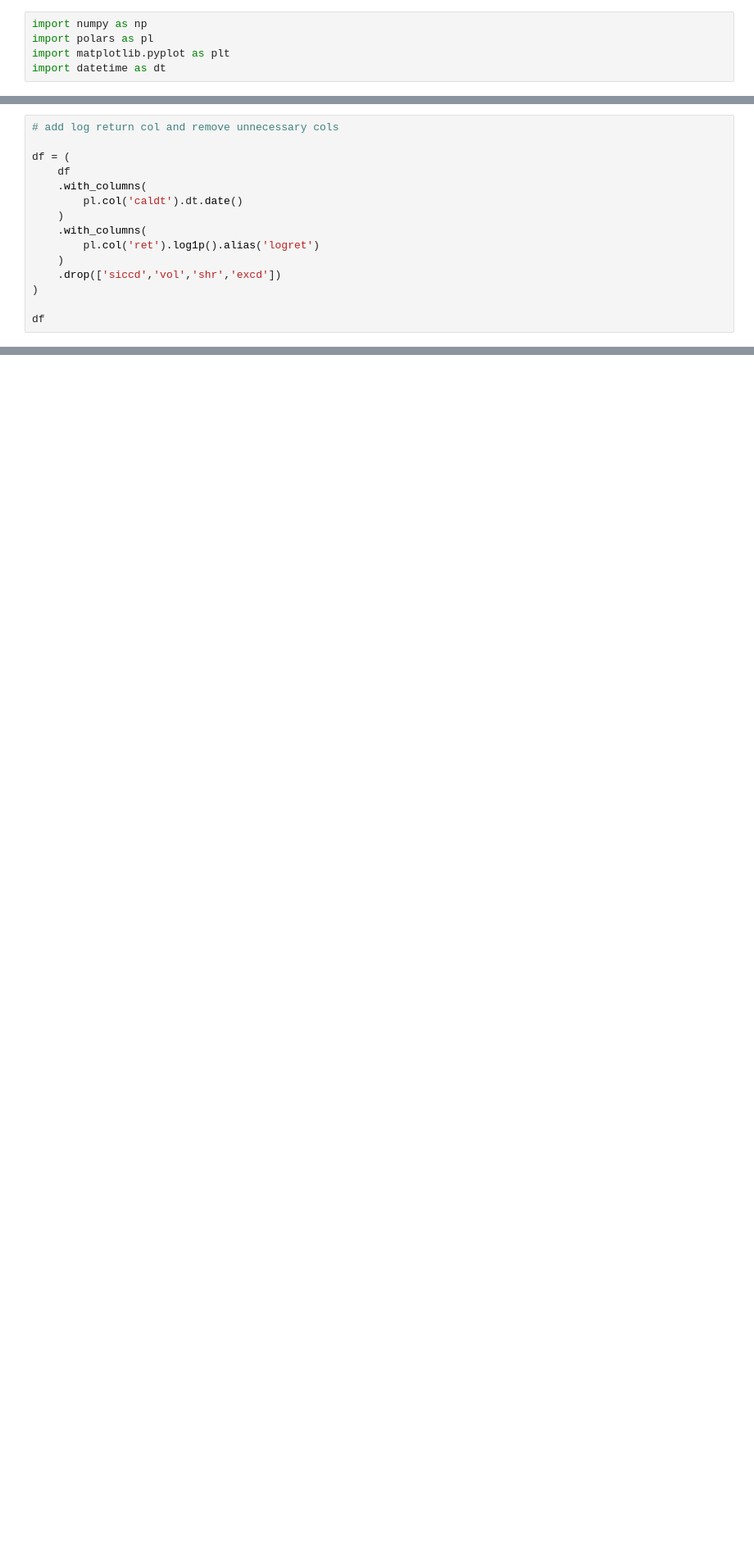
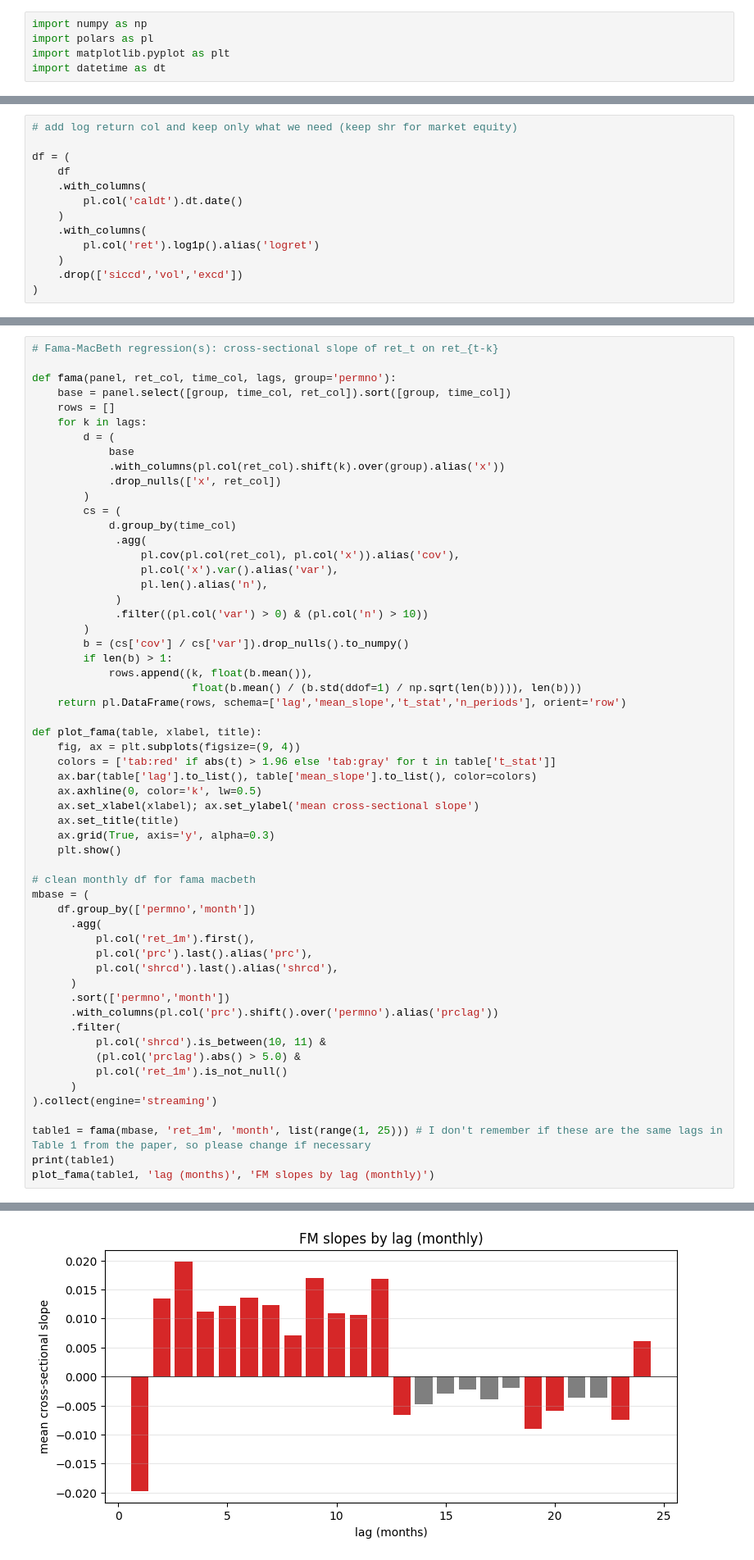
Before and after one commit to josholdroyd/585-seasonality, a Jupyter notebook: signal_research.ipynb, the cells around one changed output, grey strips where cells are left out. Shown at 82% size. Saved outputs shown, nothing was run; the diff lists cells and outputs as text; blank space fills up the shorter version.

```diff
--- a/signal_research.ipynb
+++ b/signal_research.ipynb
@@ -27,5 +10,5 @@ shape: (108_597_731, 9)
 # %%
-# add log return col and remove unnecessary cols
+# add log return col and keep only what we need (keep shr for market equity)
 
 df = (
     df
@@ -35,7 +18,5 @@ df = (
     .with_columns(
         pl.col('ret').log1p().alias('logret')
     )
-    .drop(['siccd','vol','shr','excd'])
+    .drop(['siccd','vol','excd'])
 )
-
-df
@@ -117,0 +193,58 @@ shape: (54_849_925, 9)
+# %%
+# Fama-MacBeth regression(s): cross-sectional slope of ret_t on ret_{t-k}
+
+def fama(panel, ret_col, time_col, lags, group='permno'):
+    base = panel.select([group, time_col, ret_col]).sort([group, time_col])
+    rows = []
+    for k in lags:
+        d = (
+            base
+            .with_columns(pl.col(ret_col).shift(k).over(group).alias('x'))
+            .drop_nulls(['x', ret_col])
+        )
+        cs = (
+            d.group_by(time_col)
+             .agg(
+                 pl.cov(pl.col(ret_col), pl.col('x')).alias('cov'),
+                 pl.col('x').var().alias('var'),
+                 pl.len().alias('n'),
+             )
+             .filter((pl.col('var') > 0) & (pl.col('n') > 10))
+        )
+        b = (cs['cov'] / cs['var']).drop_nulls().to_numpy()
+        if len(b) > 1:
+            rows.append((k, float(b.mean()),
+                         float(b.mean() / (b.std(ddof=1) / np.sqrt(len(b)))), len(b)))
+    return pl.DataFrame(rows, schema=['lag','mean_slope','t_stat','n_periods'], orient='row')
+
+def plot_fama(table, xlabel, title):
+    fig, ax = plt.subplots(figsize=(9, 4))
+    colors = ['tab:red' if abs(t) > 1.96 else 'tab:gray' for t in table['t_stat']]
+    ax.bar(table['lag'].to_list(), table['mean_slope'].to_list(), color=colors)
+    ax.axhline(0, color='k', lw=0.5)
+    ax.set_xlabel(xlabel); ax.set_ylabel('mean cross-sectional slope')
+    ax.set_title(title)
+    ax.grid(True, axis='y', alpha=0.3)
+    plt.show()
+
+# clean monthly df for fama macbeth
+mbase = (
+    df.group_by(['permno','month'])
+      .agg(
+          pl.col('ret_1m').first(),
+          pl.col('prc').last().alias('prc'),
+          pl.col('shrcd').last().alias('shrcd'),
+      )
+      .sort(['permno','month'])
+      .with_columns(pl.col('prc').shift().over('permno').alias('prclag'))
+      .filter(
+          pl.col('shrcd').is_between(10, 11) &
+          (pl.col('prclag').abs() > 5.0) &
+          pl.col('ret_1m').is_not_null()
+      )
+).collect(engine='streaming')
+
+table1 = fama(mbase, 'ret_1m', 'month', list(range(1, 25))) # I don't remember if these are the same lags in Table 1 from the paper, so please change if necessary
+print(table1)
+plot_fama(table1, 'lag (months)', 'FM slopes by lag (monthly)')
+# %% [output]
@@ -117,0 +269 @@ shape: (54_849_925, 9)
+[figure, added]
```
Also changed, not shown: parts of 15 cells of this notebook.
